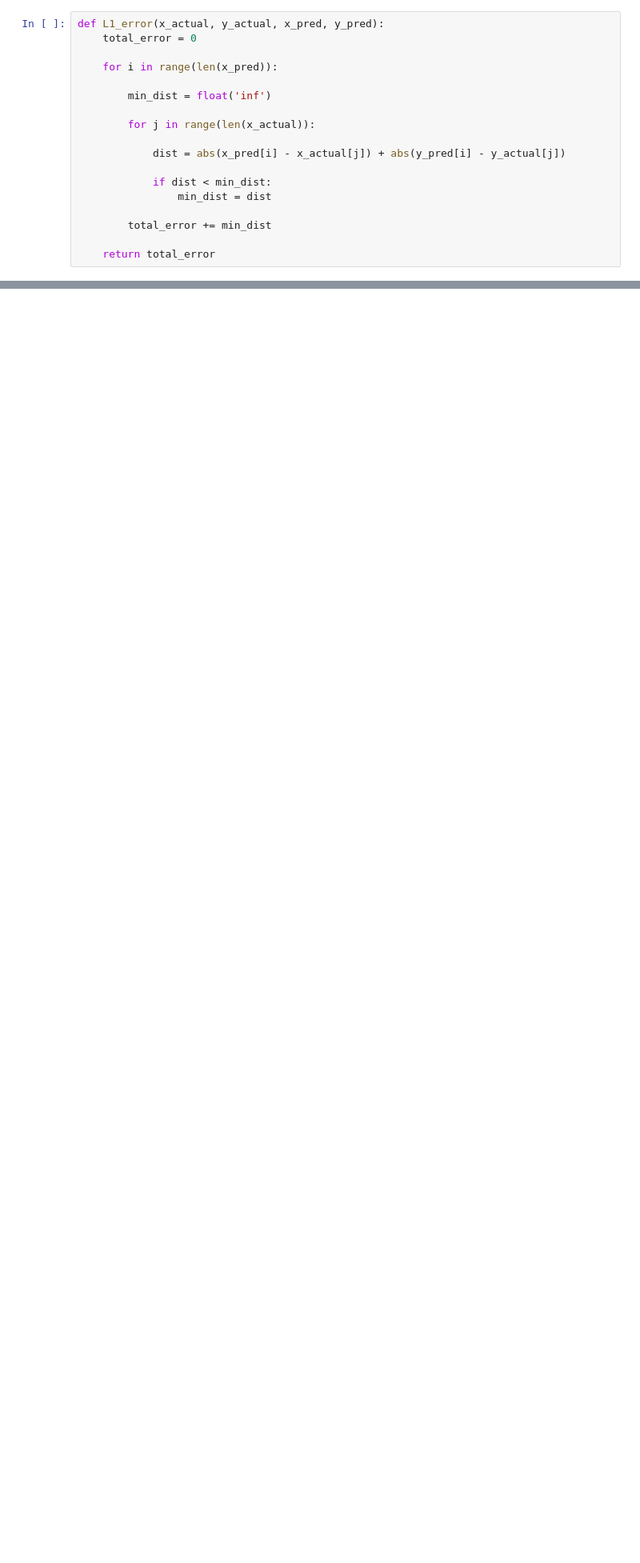
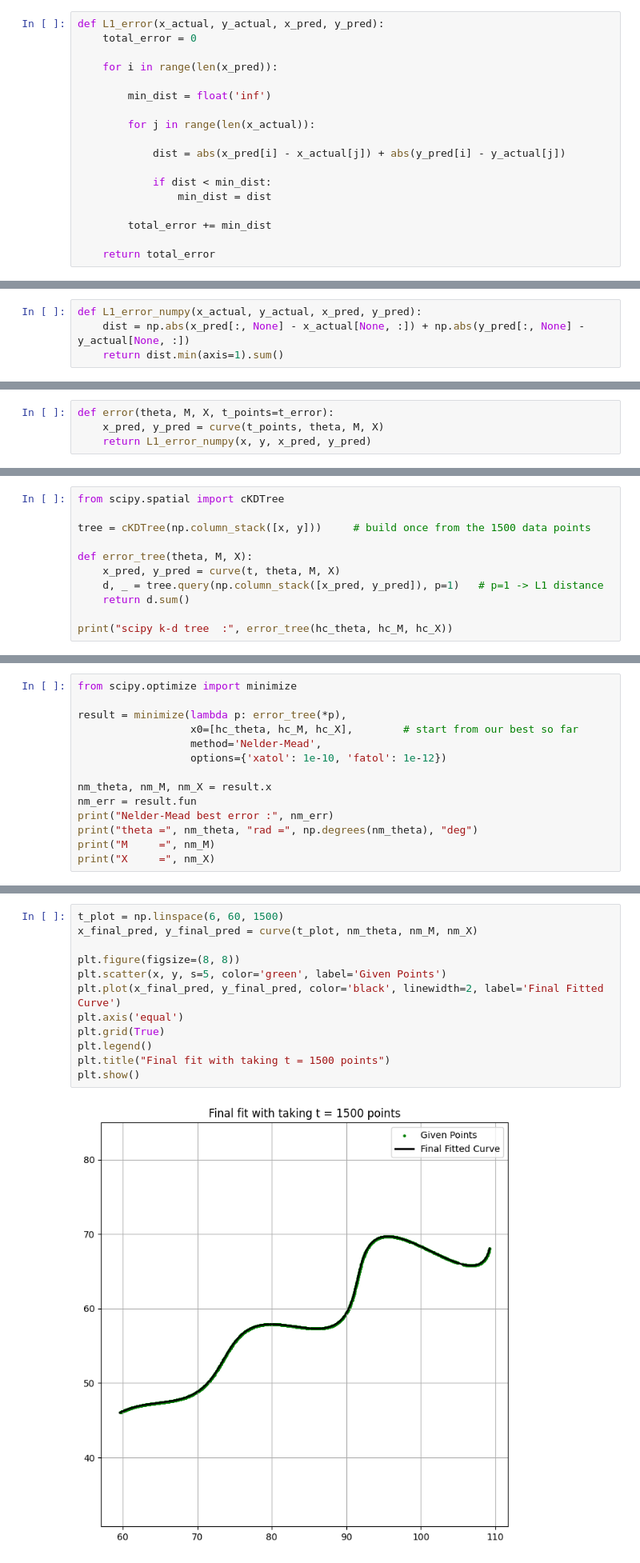
Before and after one commit to suryarao551/flam_assignment, a Jupyter notebook: AI_R&D Assignment .ipynb, the cells around one changed output, grey strips where cells are left out. Shown at 80% size. Drawn from its saved outputs; the diff is of its cells as text; blank space fills up the shorter version.

```diff
--- a/AI_R&D Assignment .ipynb
+++ b/AI_R&D Assignment .ipynb
@@ -123,0 +128,4 @@ use grid search best but time taking
+# %%
+def L1_error_numpy(x_actual, y_actual, x_pred, y_pred):
+    dist = np.abs(x_pred[:, None] - x_actual[None, :]) + np.abs(y_pred[:, None] - y_actual[None, :])
+    return dist.min(axis=1).sum()
@@ -123,0 +151,4 @@ use grid search best but time taking
+# %%
+def error(theta, M, X, t_points=t_error):
+    x_pred, y_pred = curve(t_points, theta, M, X)
+    return L1_error_numpy(x, y, x_pred, y_pred)
@@ -165,0 +281,11 @@ now we use scipy.spacial what we did and reduce the loss
+# %%
+from scipy.spatial import cKDTree
+
+tree = cKDTree(np.column_stack([x, y]))     # build once from the 1500 data points
+
+def error_tree(theta, M, X):
+    x_pred, y_pred = curve(t, theta, M, X)
+    d, _ = tree.query(np.column_stack([x_pred, y_pred]), p=1)   # p=1 -> L1 distance
+    return d.sum()
+
+print("scipy k-d tree  :", error_tree(hc_theta, hc_M, hc_X))
@@ -165,0 +302,14 @@ now we use scipy.spacial what we did and reduce the loss
+# %%
+from scipy.optimize import minimize
+
+result = minimize(lambda p: error_tree(*p),
+                  x0=[hc_theta, hc_M, hc_X],        # start from our best so far
+                  method='Nelder-Mead',
+                  options={'xatol': 1e-10, 'fatol': 1e-12})
+
+nm_theta, nm_M, nm_X = result.x
+nm_err = result.fun
+print("Nelder-Mead best error :", nm_err)
+print("theta =", nm_theta, "rad =", np.degrees(nm_theta), "deg")
+print("M     =", nm_M)
+print("X     =", nm_X)
@@ -165,0 +323,14 @@ now we use scipy.spacial what we did and reduce the loss
+# %%
+t_plot = np.linspace(6, 60, 1500)
+x_final_pred, y_final_pred = curve(t_plot, nm_theta, nm_M, nm_X)
+
+plt.figure(figsize=(8, 8))
+plt.scatter(x, y, s=5, color='green', label='Given Points')
+plt.plot(x_final_pred, y_final_pred, color='black', linewidth=2, label='Final Fitted Curve')
+plt.axis('equal')
+plt.grid(True)
+plt.legend()
+plt.title("Final fit with taking t = 1500 points")
+plt.show()
+# %% [output]
+[figure, added]
```
Also changed, not shown: parts of 48 cells of this notebook.
